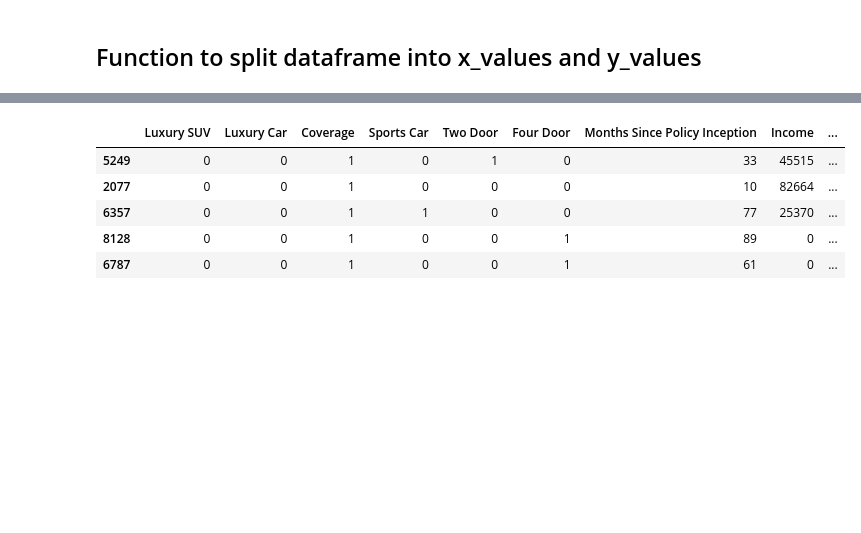
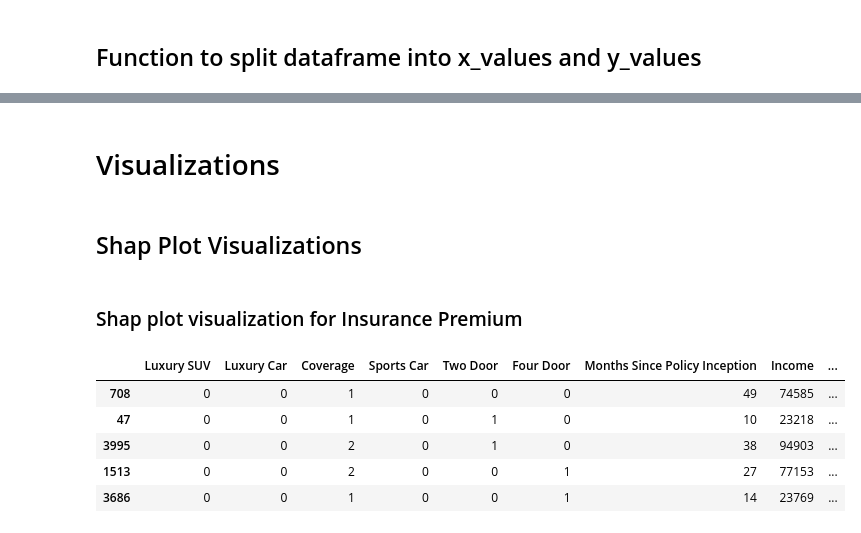
Before and after one commit to EvidenceN/Insurance_premium_prediction, a Jupyter notebook: model/premium2.ipynb, the cells around one changed output, grey strips where cells are left out. Saved outputs shown, nothing was run; the diff lists cells and outputs as text; code cells hidden in the pictures; blank space fills up the shorter version.

Commit message:
working on visualizations

```diff
--- a/model/premium2.ipynb
+++ b/model/premium2.ipynb
@@ -527,0 +518,4 @@ y_train, y2_train, x_train = x_y(train2)
+# %%
+# Testing Data
+
+premium_test, CLV_test, x_test = x_y(test2)
@@ -527,0 +774,4 @@ y_train, y2_train, x_train = x_y(train2)
+# %% [markdown]
+# Visualizations
+# %% [markdown]
+## Shap Plot Visualizations
@@ -528,9 +815,11 @@ y_train, y2_train, x_train = x_y(train2)
+# %% [markdown]
+### Shap plot visualization for Insurance Premium
 # %%
-x_train.head()
+x_test.head()
 # %% [output]
 |  | Luxury SUV | Luxury Car | Coverage | Sports Car | Two Door | Four Door | Months Since Policy Inception | Income | ... |
-| 5249 | 0 | 0 | 1 | 0 | 1 | 0 | 33 | 45515 | ... |
-| 2077 | 0 | 0 | 1 | 0 | 0 | 0 | 10 | 82664 | ... |
-| 6357 | 0 | 0 | 1 | 1 | 0 | 0 | 77 | 25370 | ... |
-| 8128 | 0 | 0 | 1 | 0 | 0 | 1 | 89 | 0 | ... |
-| 6787 | 0 | 0 | 1 | 0 | 0 | 1 | 61 | 0 | ... |
+| 708 | 0 | 0 | 1 | 0 | 0 | 0 | 49 | 74585 | ... |
+| 47 | 0 | 0 | 1 | 0 | 1 | 0 | 10 | 23218 | ... |
+| 3995 | 0 | 0 | 2 | 0 | 1 | 0 | 38 | 94903 | ... |
+| 1513 | 0 | 0 | 2 | 0 | 0 | 1 | 27 | 77153 | ... |
+| 3686 | 0 | 0 | 1 | 0 | 0 | 1 | 14 | 23769 | ... |
```
Also changed, not shown: parts of 48 cells of this notebook.
